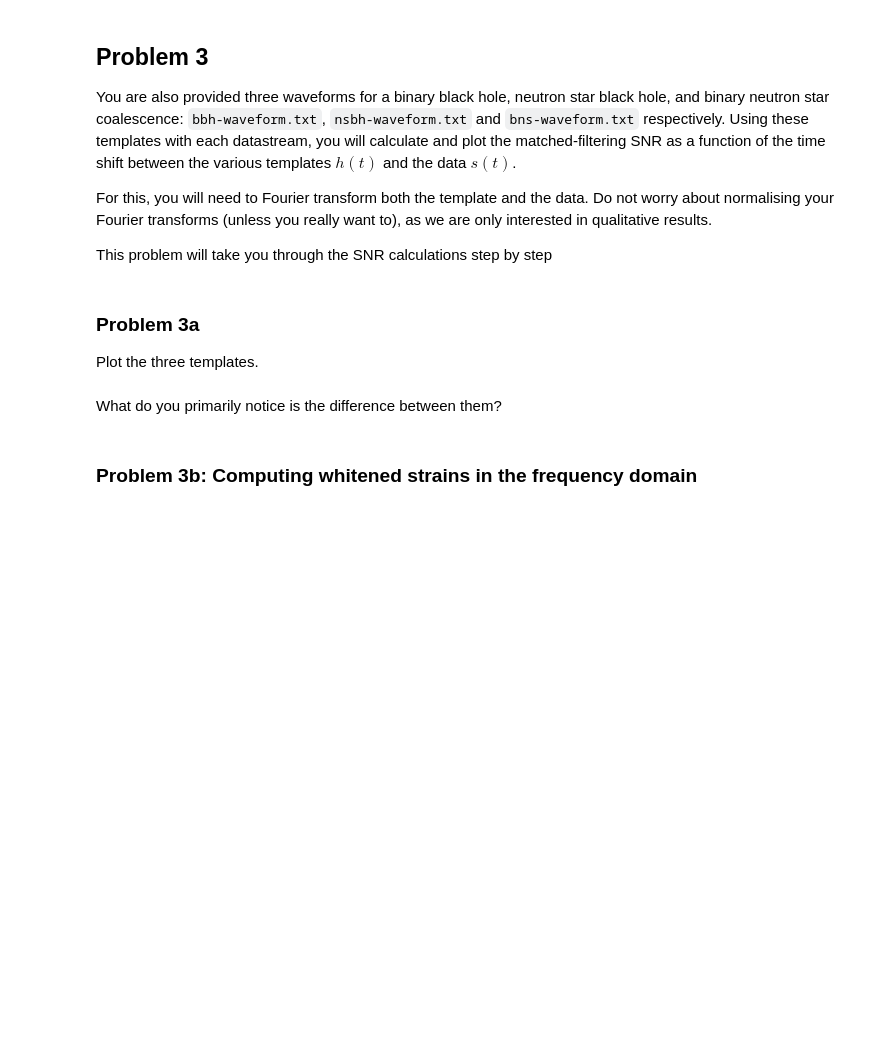
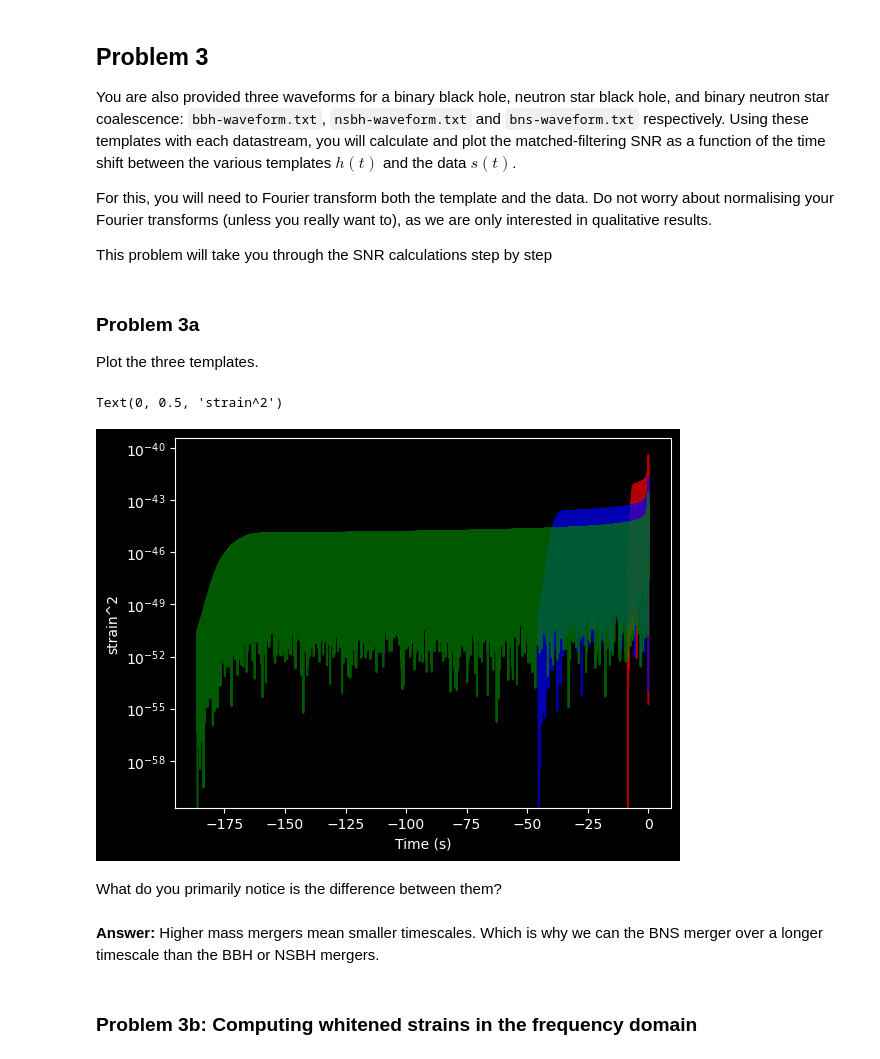
Before and after one commit to ananay-sethi/Session-20, a Jupyter notebook: Day4/matched-filtering/matched_filtering_gw.ipynb, the cells around one changed output. Drawn from its saved outputs; the diff is of its cells as text; code cells hidden in the pictures; blank space fills up the shorter version.

```diff
--- a/Day4/matched-filtering/matched_filtering_gw.ipynb
+++ b/Day4/matched-filtering/matched_filtering_gw.ipynb
@@ -104,5 +102,28 @@ Plot the three templates.
+# %%
+## plot the templates
+
+basedir = 'DATA_SCI_401_LIGO-2'
+waveform_files = {'bbh':'bbh_waveform.txt',
+             'nsbh':'nsbh_waveform.txt',
+            'bns': 'bns_waveform.txt'}
+color_labels = {'bbh':'red', 'nsbh':'blue', 'bns':'green'}
+ax = plt.gca()
+waveforms = dict()
+for key, waveform_file in waveform_files.items():
+    data = np.genfromtxt(f'{basedir}/{waveform_file}',names=True)
+    waveforms[key] = data
+    ax.semilogy(data['times'],data['strain']**2,alpha=0.7, color=color_labels[key])
+#ax.set_ylim([1e-55, 1e-40])
+#ax.set_xlim([1e-4, 1e-1])
+ax.set_xlabel('Time (s)')
+ax.set_ylabel('strain^2')
+# %% [output]
+Text(0, 0.5, 'strain^2')
+[figure, added]
 # %% [markdown]
 What do you primarily notice is the difference between them?
+# %% [markdown]
+**Answer:** Higher mass mergers mean smaller timescales. Which is why we can the BNS merger over a longer timescale than the BBH or NSBH mergers.
 # %% [markdown]
 ### Problem 3b: Computing whitened strains in the frequency domain
 # %% [markdown]
```
Also changed, not shown: parts of 18 cells of this notebook, 1 other file.
